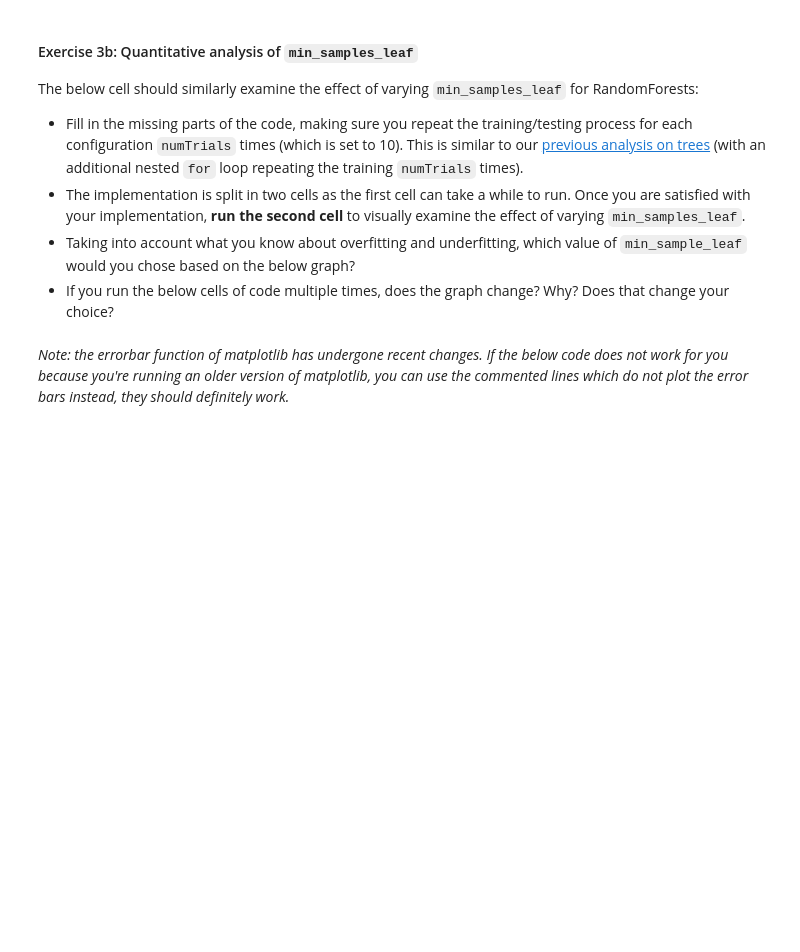
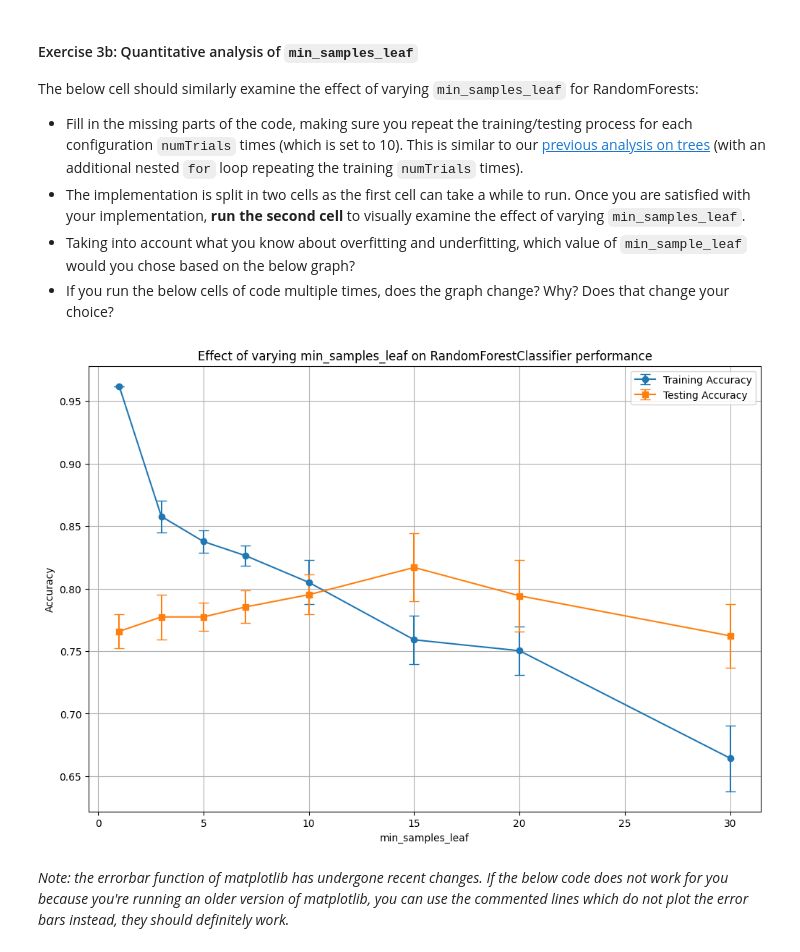
Before and after one commit to WoodsyTheNerd/MachineLearning, a Jupyter notebook: Workshop 8/Week8_workshop.ipynb, the cells around one changed output. Cells and saved outputs as stored; diff of their text form; code cells hidden in the pictures; blank space fills up the shorter version.

```diff
--- a/Workshop 8/Week8_workshop.ipynb
+++ b/Workshop 8/Week8_workshop.ipynb
@@ -432,44 +433,67 @@ The below cell should similarly examine the effect of varying `min_samples_leaf`
 - If you run the below cells of code multiple times, does the graph change? Why? Does that change your choice?
 # %%
 from sklearn.ensemble import RandomForestClassifier
+import numpy as np
+import matplotlib.pyplot as plt
+from sklearn.model_selection import train_test_split
+from sklearn import datasets
 
 minSamples = [1,3,5,7,10, 15, 20, 30]
 
-numTrials = 10
+numTrials = 100
 train_accuracy_single = np.empty((len(minSamples),numTrials))
 test_accuracy_single = np.empty((len(minSamples),numTrials))
+
+# import iris data
+iris = datasets.load_iris()
+X = iris.data[:, :2]
+Y = iris.target
 
 # store the mean test/train accuracy for all the 10 trials for a certain value of min_samples
 train_accuracy_mean = np.empty((len(minSamples),1))
 test_accuracy_mean = np.empty((len(minSamples),1))
 
 # store the standard deviation of test/train accuracy for all the 10 trials for a certain value of min_samples
 train_accuracy_std = np.empty((len(minSamples),1))
 test_accuracy_std = np.empty((len(minSamples),1))
 
+X_train, X_test, Y_train, Y_test = train_test_split(X, Y, test_size=0.3, random_state=42)
 
-for i in range(0,len(minSamples)):
+for i in range(len(minSamples)):
     ######################################
     ##### YOUR CODE GOES HERE: ###########
     ######################################
-    # declare a RandomForestClassifier taking as input minSamples[i], and using 100 estimators:
+    # Declare a RandomForestClassifier taking as input minSamples[i], and using 100 estimators
+    clf = RandomForestClassifier(n_estimators=100, min_samples_leaf=minSamples[i])
 
+    # Repeat each experiment numTrials times
+    for j in range(numTrials):
+        clf.fit(X_train, Y_train)
 
-    # repeat each experiment numTrials times:
-
-        # fit the classifier to your data
-
-        # store the train and test accuracy for the model using minSamples[i], for the trial j:
-        # train_accuracy_single[i,j] = ...
-        # test_accuracy_single[i, j] = ...
+        # Store the train and test accuracy for the model using minSamples[i], for the trial j
+        train_accuracy_single[i, j] = clf.score(X_train, Y_train)
+        test_accuracy_single[i, j] = clf.score(X_test, Y_test)
 
     # the below code calculates the mean and standard deviation across
     # your numTrials trials and should not be changed
     train_accuracy_mean[i] = np.mean(train_accuracy_single[i,:])
     train_accuracy_std[i] = np.std(train_accuracy_single[i,:])
 
     test_accuracy_mean[i] = np.mean(test_accuracy_single[i,:])
     test_accuracy_std[i] = np.std(test_accuracy_single[i,:])
+
+
+plt.figure(figsize=(12, 8))
+plt.errorbar(minSamples, train_accuracy_mean.flatten(), yerr=train_accuracy_std.flatten(), label='Training Accuracy', fmt='-o', capsize=5)
+plt.errorbar(minSamples, test_accuracy_mean.flatten(), yerr=test_accuracy_std.flatten(), label='Testing Accuracy', fmt='-s', capsize=5)
+plt.xlabel('min_samples_leaf')
+plt.ylabel('Accuracy')
+plt.title('Effect of varying min_samples_leaf on RandomForestClassifier performance')
+plt.legend()
+plt.grid(True)
+plt.show()
+# %% [output]
+[figure, added]
 # %% [markdown]
 _Note: the errorbar function of matplotlib has undergone recent changes. If the below code does not work for you because you're running an older version of matplotlib, you can use the commented lines which do not plot the error bars instead, they should definitely work._
 # %%
```
Also changed, not shown: parts of 4 cells of this notebook.
